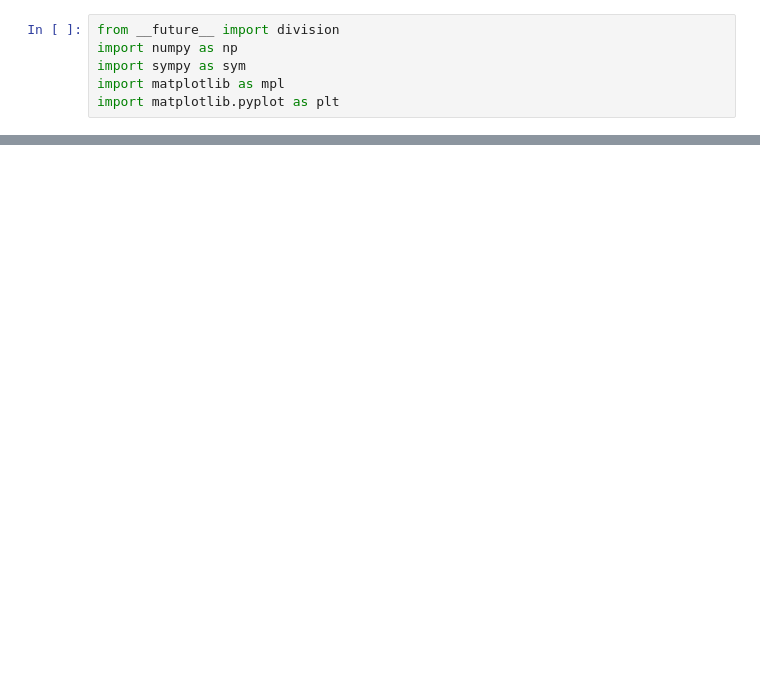
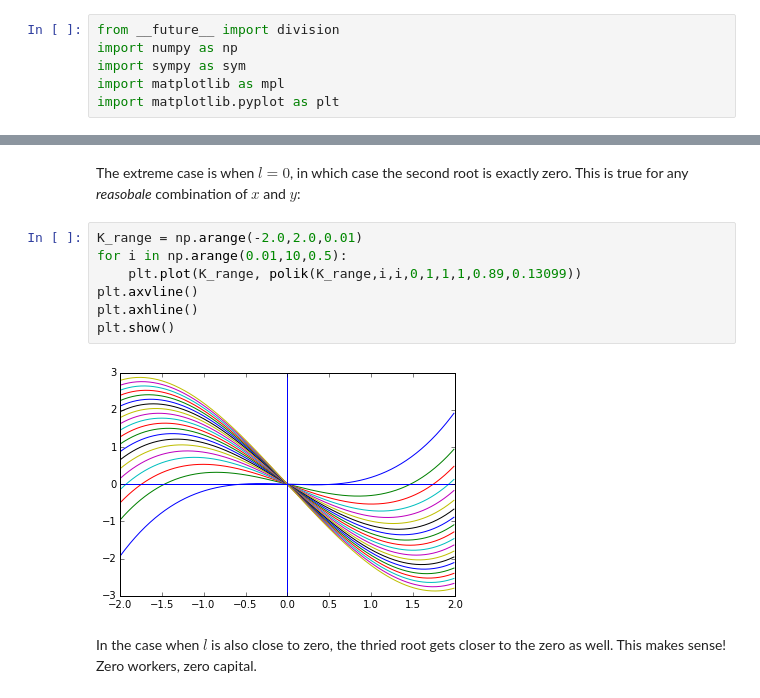
Before and after one commit to davidrpugh/assortative-matching-large-firms, a Jupyter notebook: Capital.ipynb, the cells around one changed output, grey strips where cells are left out. Drawn from its saved outputs; the diff is of its cells as text; blank space fills up the shorter version.

```diff
--- a/Capital.ipynb
+++ b/Capital.ipynb
@@ -129,0 +82,13 @@ final_k.diff(y, theta).simplify()
+# %% [markdown]
+The extreme case is when $l=0$, in which case the second root is exactly zero. This is true for any *reasobale* combination of $x$ and $y$:
+# %%
+K_range = np.arange(-2.0,2.0,0.01)
+for i in np.arange(0.01,10,0.5):
+    plt.plot(K_range, polik(K_range,i,i,0,1,1,1,0.89,0.13099))
+plt.axvline()
+plt.axhline()
+plt.show()
+# %% [output]
+[figure, added]
+# %% [markdown]
+In the case when $l$ is also close to zero, the thried root gets closer to the zero as well. This makes sense! Zero workers, zero capital.
```
Also changed, not shown: parts of 57 cells of this notebook, 1 other file.
